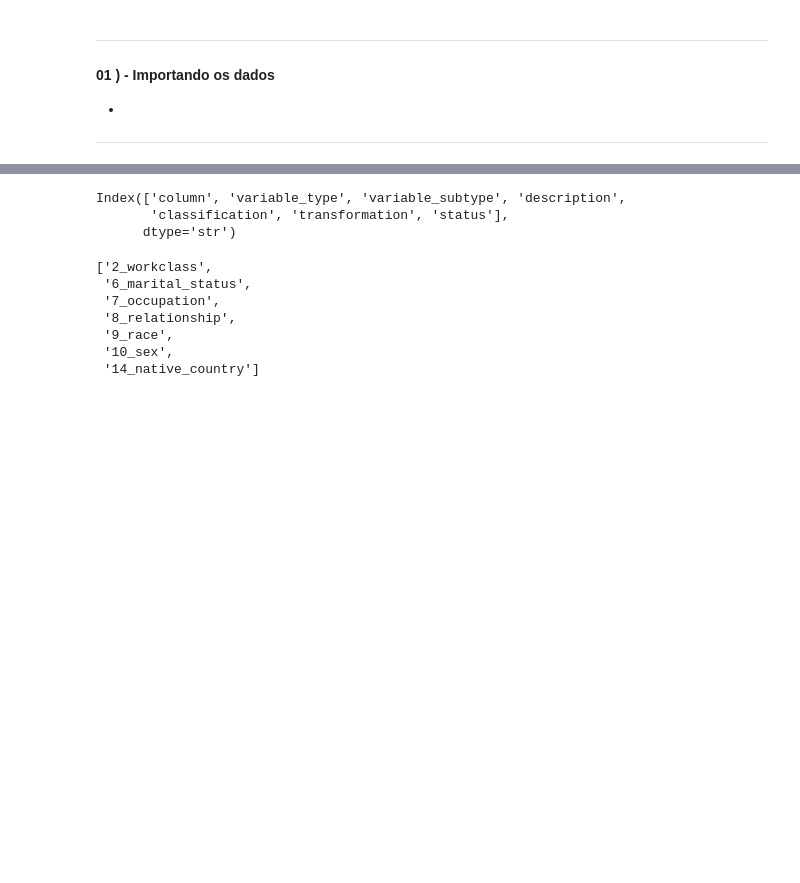
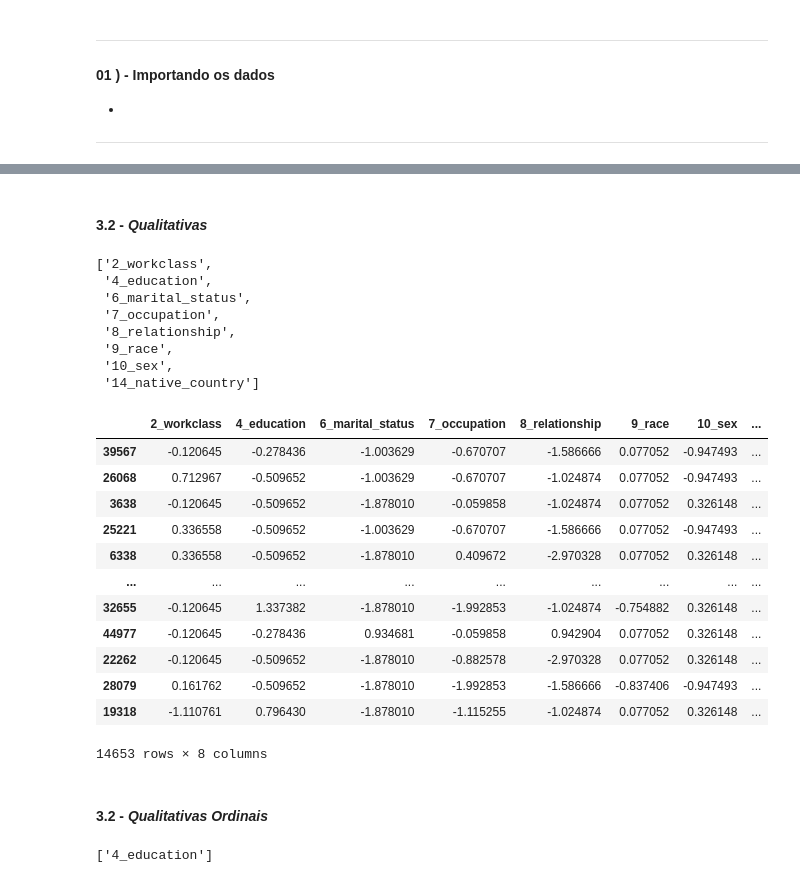
Before and after one commit to OfAndreS/Relatio, a Jupyter notebook: data/raw/D07/D07_V1.ipynb, the cells around one changed output, grey strips where cells are left out. Saved outputs shown, nothing was run; the diff lists cells and outputs as text; code cells hidden in the pictures; blank space fills up the shorter version.

```diff
--- a/data/raw/D07/D07_V1.ipynb
+++ b/data/raw/D07/D07_V1.ipynb
@@ -33,3 +43,8 @@ df_d07_status.head()
+# %%
+y = df_d07_v1['15_income']
+X = df_d07_v1.drop(columns=['15_income'])
+# %%
+X_train, X_test, y_train, y_test = train_test_split(X, y, test_size=0.30, random_state=42, stratify=y)
 # %% [markdown]
 ---
 
@@ -44,6 +68,0 @@ list_quant_con = df_d07_status[(df_d07_status['variable_type'] == 'quantitative'
-# %%
-df_d07_status.columns
-# %% [output]
-Index(['column', 'variable_type', 'variable_subtype', 'description',
-       'classification', 'transformation', 'status'],
-      dtype='str')
@@ -50,11 +74,42 @@ Index(['column', 'variable_type', 'variable_subtype', 'description',
+# %% [markdown]
+#### 3.2 - *Qualitativas*
 # %%
-list_quali_nom = df_d07_status[(df_d07_status['variable_type'] == 'qualitative') & (df_d07_status['variable_subtype'] == 'nominal')]['column'].to_list()
-list_quali_nom
+list_quali = df_d07_status[(df_d07_status['variable_type'] == 'qualitative')]['column'].to_list()
+list_quali
 # %% [output]
 ['2_workclass',
+ '4_education',
  '6_marital_status',
  '7_occupation',
  '8_relationship',
  '9_race',
  '10_sex',
  '14_native_country']
+# %%
+woe = ce.WOEEncoder(cols=list_quali)
+
+X_train_woe = woe.fit_transform(X_train[list_quali], y_train)
+X_test_woe = woe.transform(X_test[list_quali])
+# %%
+X_test_woe
+# %% [output]
+|  | 2_workclass | 4_education | 6_marital_status | 7_occupation | 8_relationship | 9_race | 10_sex | ... |
+| 39567 | -0.120645 | -0.278436 | -1.003629 | -0.670707 | -1.586666 | 0.077052 | -0.947493 | ... |
+| 26068 | 0.712967 | -0.509652 | -1.003629 | -0.670707 | -1.024874 | 0.077052 | -0.947493 | ... |
+| 3638 | -0.120645 | -0.509652 | -1.878010 | -0.059858 | -1.024874 | 0.077052 | 0.326148 | ... |
+| 25221 | 0.336558 | -0.509652 | -1.003629 | -0.670707 | -1.586666 | 0.077052 | -0.947493 | ... |
+| 6338 | 0.336558 | -0.509652 | -1.878010 | 0.409672 | -2.970328 | 0.077052 | 0.326148 | ... |
+| ... | ... | ... | ... | ... | ... | ... | ... | ... |
+| 32655 | -0.120645 | 1.337382 | -1.878010 | -1.992853 | -1.024874 | -0.754882 | 0.326148 | ... |
+| 44977 | -0.120645 | -0.278436 | 0.934681 | -0.059858 | 0.942904 | 0.077052 | 0.326148 | ... |
+| 22262 | -0.120645 | -0.509652 | -1.878010 | -0.882578 | -2.970328 | 0.077052 | 0.326148 | ... |
+| 28079 | 0.161762 | -0.509652 | -1.878010 | -1.992853 | -1.586666 | -0.837406 | -0.947493 | ... |
+| 19318 | -1.110761 | 0.796430 | -1.878010 | -1.115255 | -1.024874 | 0.077052 | 0.326148 | ... |
+14653 rows × 8 columns
+# %% [markdown]
+#### 3.2 - *Qualitativas Ordinais*
+# %%
+list_quali_ord = df_d07_status[(df_d07_status['variable_type'] == 'qualitative') & (df_d07_status['variable_subtype'] == 'ordinal')]['column'].to_list()
+list_quali_ord
+# %% [output]
+['4_education']
```
Also changed, not shown: parts of 9 cells of this notebook, 3 other files.
